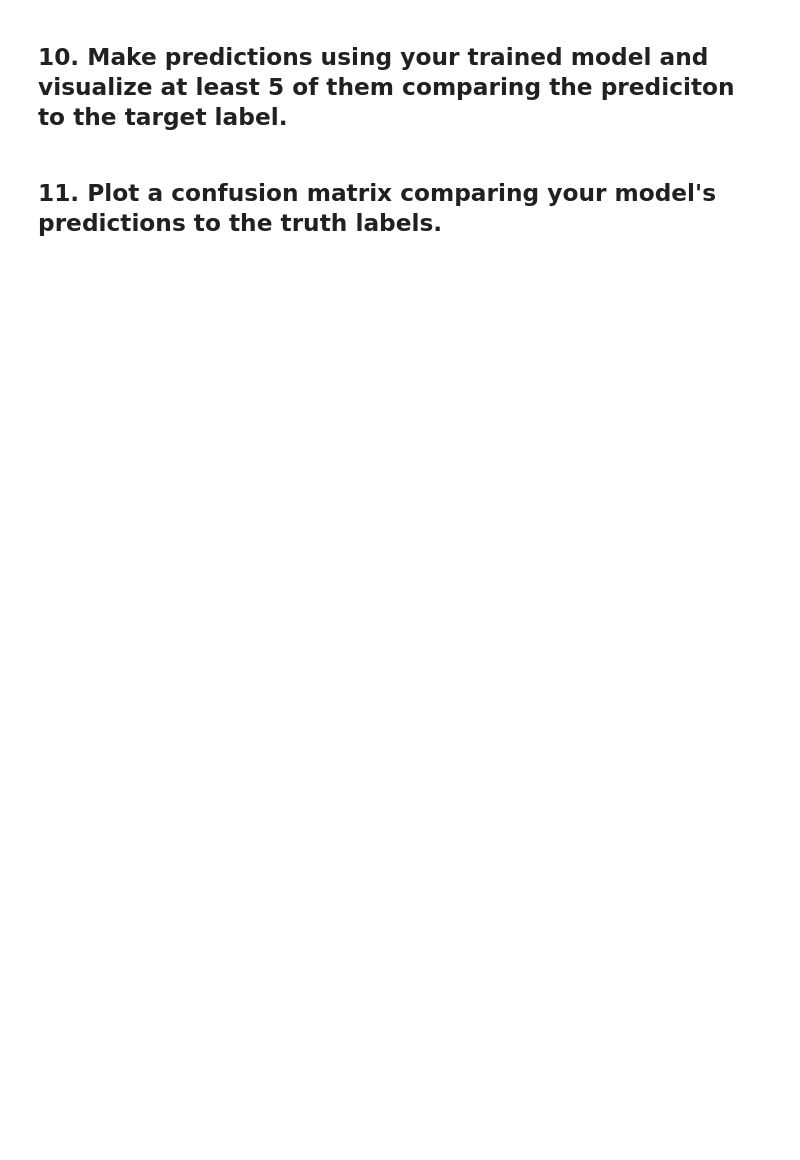
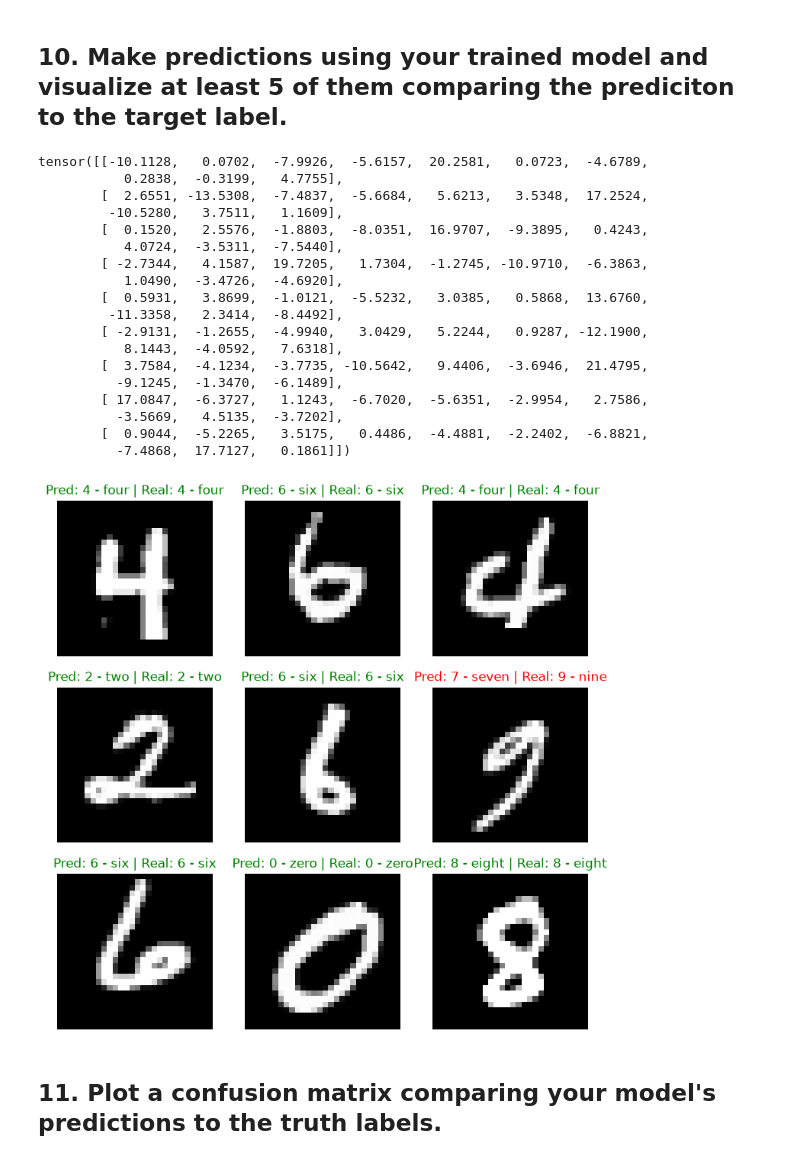
Before and after one commit to Val2a/learnpytorch, a Jupyter notebook: 03_pytorch_computer_vision_exercises.ipynb, the cells around one changed output. Cells and saved outputs as stored; diff of their text form; code cells hidden in the pictures; blank space fills up the shorter version.

```diff
--- a/03_pytorch_computer_vision_exercises.ipynb
+++ b/03_pytorch_computer_vision_exercises.ipynb
@@ -365,4 +365,66 @@ Test Loss: 0.03573, Test Accuracy: 0.99
 # %% [markdown]
 ## 10. Make predictions using your trained model and visualize at least 5 of them comparing the prediciton to the target label.
+# %%
+def gen_predictions(model: nn.Module, data: list, device: torch.device = device):
+    model.to(device)
+    pred_probs = []
+
+    model.eval()
+    with torch.inference_mode():
+        for sample in data:
+            sample = torch.unsqueeze(sample, dim=0).to(device)
+            pred_prob = model(sample)
+            pred_probs.append(pred_prob.cpu())
+
+        return torch.stack(pred_probs).squeeze()
+# %%
+import random
+torch.manual_seed(67)
+rows = 3
+cols = 3
+
+test_samples = []
+test_labels = []
+
+for i in range(rows*cols):
+    rand_idx = torch.randint(1, len(mnist_test_dataset), size=[1]).item()
+    sample, label = mnist_test_dataset[rand_idx]
+
+    test_samples.append(sample)
+    test_labels.append(label)
+
+test_predictions = gen_predictions(model=model_0_gpu, data=test_samples, device=device)
+test_classes = test_predictions.argmax(dim=1)
+
+print(test_predictions)
+fig = plt.figure(figsize=(9, 9))
+for idx in range(len(test_samples)):
+    fig.add_subplot(rows, cols, idx+1)
+    plt.imshow(test_samples[idx].squeeze(), cmap="gray")
+
+    title_c = "g" if test_classes[idx] == test_labels[idx] else "r"
+    plt.title(label=f"Pred: {classes_names[test_classes[idx]]} | Real: {classes_names[test_labels[idx]]}",
+              c=title_c)
+    plt.axis("off")
+# %% [output]
+tensor([[-10.1128,   0.0702,  -7.9926,  -5.6157,  20.2581,   0.0723,  -4.6789,
+           0.2838,  -0.3199,   4.7755],
+        [  2.6551, -13.5308,  -7.4837,  -5.6684,   5.6213,   3.5348,  17.2524,
+         -10.5280,   3.7511,   1.1609],
+        [  0.1520,   2.5576,  -1.8803,  -8.0351,  16.9707,  -9.3895,   0.4243,
+           4.0724,  -3.5311,  -7.5440],
+        [ -2.7344,   4.1587,  19.7205,   1.7304,  -1.2745, -10.9710,  -6.3863,
+           1.0490,  -3.4726,  -4.6920],
+        [  0.5931,   3.8699,  -1.0121,  -5.5232,   3.0385,   0.5868,  13.6760,
+         -11.3358,   2.3414,  -8.4492],
+        [ -2.9131,  -1.2655,  -4.9940,   3.0429,   5.2244,   0.9287, -12.1900,
+           8.1443,  -4.0592,   7.6318],
+        [  3.7584,  -4.1234,  -3.7735, -10.5642,   9.4406,  -3.6946,  21.4795,
+          -9.1245,  -1.3470,  -6.1489],
+        [ 17.0847,  -6.3727,   1.1243,  -6.7020,  -5.6351,  -2.9954,   2.7586,
+          -3.5669,   4.5135,  -3.7202],
+        [  0.9044,  -5.2265,   3.5175,   0.4486,  -4.4881,  -2.2402,  -6.8821,
+          -7.4868,  17.7127,   0.1861]])
+[figure, added]
 # %% [markdown]
 ## 11. Plot a confusion matrix comparing your model's predictions to the truth labels.
```
Also changed, not shown: parts of 5 cells of this notebook.
